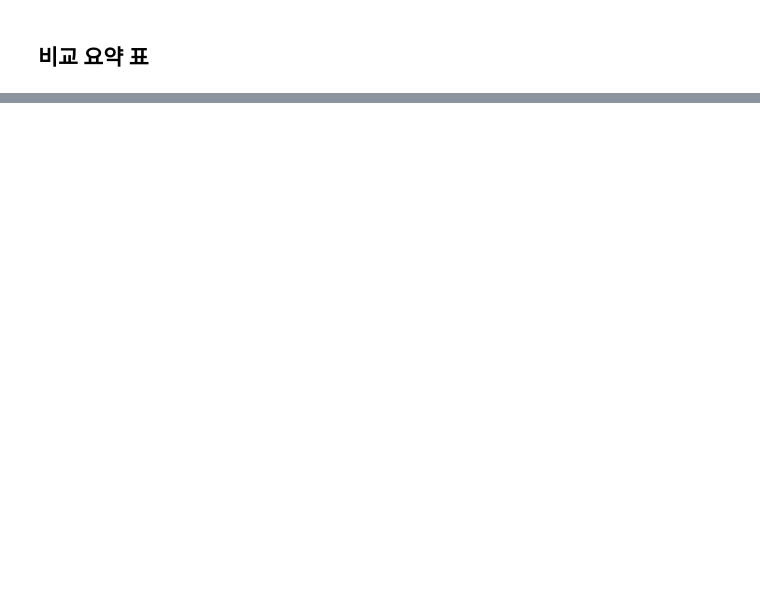
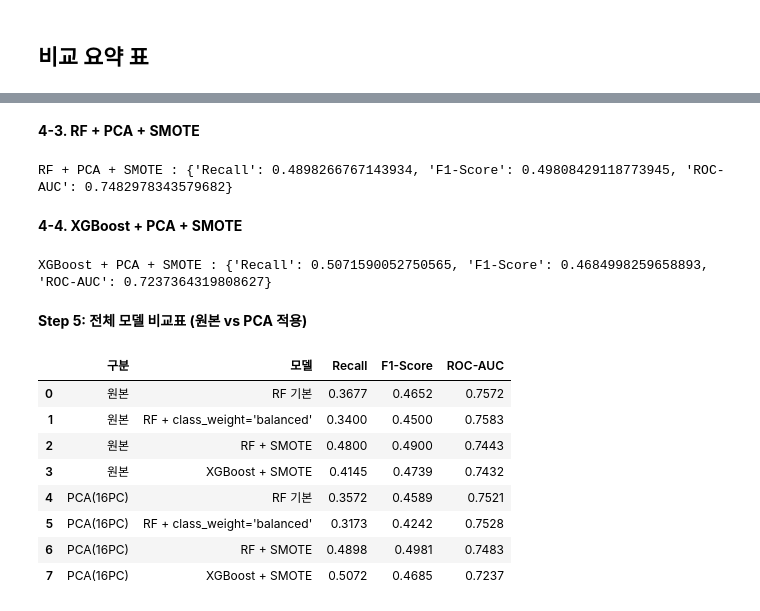
Before and after one commit to ally260509/hipython, a Jupyter notebook: ml/11.신용카드.채무불이행.고객예측.ipynb, the cells around one changed output, grey strips where cells are left out. Drawn from its saved outputs; the diff is of its cells as text; code cells hidden in the pictures; blank space fills up the shorter version.

```diff
--- a/ml/11.신용카드.채무불이행.고객예측.ipynb
+++ b/ml/11.신용카드.채무불이행.고객예측.ipynb
@@ -663,0 +1333,76 @@ display(compare_df.sort_values(by='Recall', ascending=False).reset_index(drop=Tr
+# %% [markdown]
+**4-3. RF + PCA + SMOTE**
+# %%
+from imblearn.over_sampling import SMOTE
+
+X_tr_pca_sm, y_tr_pca_sm = SMOTE(random_state=42).fit_resample(X_train_pca, y_train)
+
+rf_pca_smote = RandomForestClassifier(n_estimators=300, random_state=42, n_jobs=-1)
+rf_pca_smote.fit(X_tr_pca_sm, y_tr_pca_sm)
+
+y_pred_tmp  = rf_pca_smote.predict(X_test_pca)
+y_proba_tmp = rf_pca_smote.predict_proba(X_test_pca)[:, 1]
+
+result_pca_smote = {
+    'Recall'  : recall_score(y_test, y_pred_tmp),
+    'F1-Score': f1_score(y_test, y_pred_tmp),
+    'ROC-AUC' : roc_auc_score(y_test, y_proba_tmp),
+}
+print('RF + PCA + SMOTE :', result_pca_smote)
+# %% [output]
+RF + PCA + SMOTE : {'Recall': 0.4898266767143934, 'F1-Score': 0.49808429118773945, 'ROC-AUC': 0.7482978343579682}
+# %% [markdown]
+**4-4. XGBoost + PCA + SMOTE**
+# %%
+from xgboost import XGBClassifier
+
+xgb_pca_smote = XGBClassifier(n_estimators=300, random_state=42, eval_metric='logloss', n_jobs=-1)
+xgb_pca_smote.fit(X_tr_pca_sm, y_tr_pca_sm)
+
+y_pred_tmp  = xgb_pca_smote.predict(X_test_pca)
+y_proba_tmp = xgb_pca_smote.predict_proba(X_test_pca)[:, 1]
+
+result_pca_xgb = {
+    'Recall'  : recall_score(y_test, y_pred_tmp),
+    'F1-Score': f1_score(y_test, y_pred_tmp),
+    'ROC-AUC' : roc_auc_score(y_test, y_proba_tmp),
+}
+print('XGBoost + PCA + SMOTE :', result_pca_xgb)
+# %% [output]
+XGBoost + PCA + SMOTE : {'Recall': 0.5071590052750565, 'F1-Score': 0.4684998259658893, 'ROC-AUC': 0.7237364319808627}
+# %% [markdown]
+**Step 5: 전체 모델 비교표 (원본 vs PCA 적용)**
+# %%
+import pandas as pd
+
+n_pc = pca.n_components_
+
+rows = [
+    # 원본 (PCA 미적용)
+    {'구분': '원본', '모델': 'RF 기본',                   'Recall': 0.3677, 'F1-Score': 0.4652, 'ROC-AUC': 0.7572},
+    {'구분': '원본', '모델': "RF + class_weight='balanced'", 'Recall': 0.3400, 'F1-Score': 0.4500, 'ROC-AUC': 0.7583},
+    {'구분': '원본', '모델': 'RF + SMOTE',                'Recall': 0.4800, 'F1-Score': 0.4900, 'ROC-AUC': 0.7443},
+    {'구분': '원본', '모델': 'XGBoost + SMOTE',           'Recall': 0.4145, 'F1-Score': 0.4739, 'ROC-AUC': 0.7432},
+    # PCA 적용
+    {'구분': f'PCA({n_pc}PC)', '모델': 'RF 기본',                    'Recall': result_pca_base['Recall'],  'F1-Score': result_pca_base['F1-Score'],  'ROC-AUC': result_pca_base['ROC-AUC']},
+    {'구분': f'PCA({n_pc}PC)', '모델': "RF + class_weight='balanced'", 'Recall': result_pca_bal['Recall'],   'F1-Score': result_pca_bal['F1-Score'],   'ROC-AUC': result_pca_bal['ROC-AUC']},
+    {'구분': f'PCA({n_pc}PC)', '모델': 'RF + SMOTE',                 'Recall': result_pca_smote['Recall'], 'F1-Score': result_pca_smote['F1-Score'], 'ROC-AUC': result_pca_smote['ROC-AUC']},
+    {'구분': f'PCA({n_pc}PC)', '모델': 'XGBoost + SMOTE',            'Recall': result_pca_xgb['Recall'],   'F1-Score': result_pca_xgb['F1-Score'],   'ROC-AUC': result_pca_xgb['ROC-AUC']},
+]
+
+df_all = pd.DataFrame(rows)
+
+display(df_all.style
+        .format({'Recall': '{:.4f}', 'F1-Score': '{:.4f}', 'ROC-AUC': '{:.4f}'})
+        .highlight_max(subset=['Recall', 'F1-Score', 'ROC-AUC'], color='#c6efce')
+        .set_table_styles([{'selector': 'tr:nth-child(5)', 'props': [('border-top', '2px solid black')]}]))
+# %% [output]
+|  | 구분 | 모델 | Recall | F1-Score | ROC-AUC |
+| 0 | 원본 | RF 기본 | 0.3677 | 0.4652 | 0.7572 |
+| 1 | 원본 | RF + class_weight='balanced' | 0.3400 | 0.4500 | 0.7583 |
+| 2 | 원본 | RF + SMOTE | 0.4800 | 0.4900 | 0.7443 |
+| 3 | 원본 | XGBoost + SMOTE | 0.4145 | 0.4739 | 0.7432 |
+| 4 | PCA(16PC) | RF 기본 | 0.3572 | 0.4589 | 0.7521 |
+| 5 | PCA(16PC) | RF + class_weight='balanced' | 0.3173 | 0.4242 | 0.7528 |
+| 6 | PCA(16PC) | RF + SMOTE | 0.4898 | 0.4981 | 0.7483 |
+| 7 | PCA(16PC) | XGBoost + SMOTE | 0.5072 | 0.4685 | 0.7237 |
```
Also changed, not shown: parts of 95 cells of this notebook, 11 other files.
